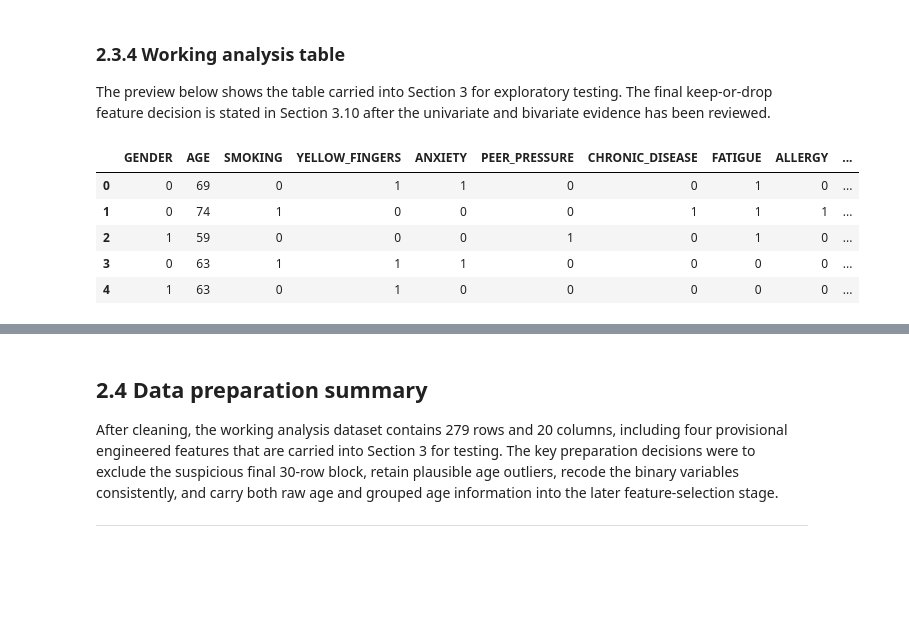
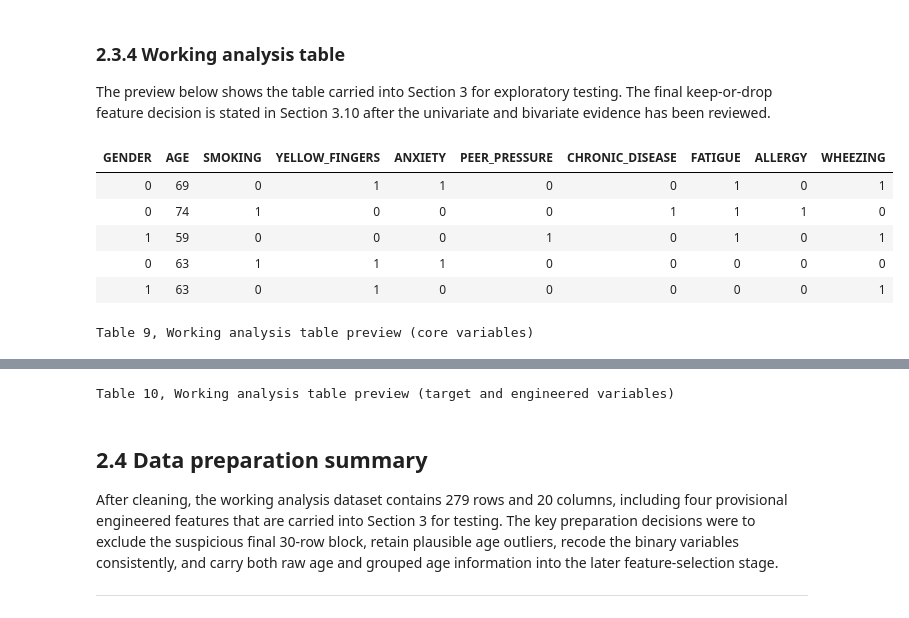
Before and after one commit to JoeShade/groupProject, a Jupyter notebook: blankTemplate.ipynb, the cells around one changed output, grey strips where cells are left out. Saved outputs shown, nothing was run; the diff lists cells and outputs as text; code cells hidden in the pictures; blank space fills up the shorter version.

Commit message:
HTML tables + captions

```diff
--- a/blankTemplate.ipynb
+++ b/blankTemplate.ipynb
@@ -569,11 +593,52 @@ The preview below shows the table carried into Section 3 for exploratory testing
 # %%
 model_dataset = dataset_clean.copy()
 
-model_dataset.head()
+model_dataset_core_preview_df = model_dataset.head()[[
+    'GENDER',
+    'AGE',
+    'SMOKING',
+    'YELLOW_FINGERS',
+    'ANXIETY',
+    'PEER_PRESSURE',
+    'CHRONIC_DISEASE',
+    'FATIGUE',
+    'ALLERGY',
+    'WHEEZING',
+]]
+
+model_dataset_engineered_preview_df = model_dataset.head()[[
+    'ALCOHOL_CONSUMING',
+    'COUGHING',
+    'SHORTNESS_OF_BREATH',
+    'SWALLOWING_DIFFICULTY',
+    'CHEST_PAIN',
+    'LUNG_CANCER',
+    'BATCH_1',
+    'BATCH_2',
+    'BATCH_3',
+    'AGE_BINS',
+]]
+
+if HTML is not None and display is not None:
+    display(HTML(_render_centered_html_table(
+        model_dataset_core_preview_df,
+        'Table 9, Working analysis table preview (core variables)',
+        width='96%',
+    )))
+    display(HTML(_render_centered_html_table(
+        model_dataset_engineered_preview_df,
+        'Table 10, Working analysis table preview (target and engineered variables)',
+        width='96%',
+    )))
+else:
+    print(model_dataset_core_preview_df.to_string(index=False))
+    print()
+    print(model_dataset_engineered_preview_df.to_string(index=False))
 # %% [output]
-|  | GENDER | AGE | SMOKING | YELLOW_FINGERS | ANXIETY | PEER_PRESSURE | CHRONIC_DISEASE | FATIGUE | ALLERGY | ... |
-| 0 | 0 | 69 | 0 | 1 | 1 | 0 | 0 | 1 | 0 | ... |
-| 1 | 0 | 74 | 1 | 0 | 0 | 0 | 1 | 1 | 1 | ... |
-| 2 | 1 | 59 | 0 | 0 | 0 | 1 | 0 | 1 | 0 | ... |
-| 3 | 0 | 63 | 1 | 1 | 1 | 0 | 0 | 0 | 0 | ... |
-| 4 | 1 | 63 | 0 | 1 | 0 | 0 | 0 | 0 | 0 | ... |
+| GENDER | AGE | SMOKING | YELLOW_FINGERS | ANXIETY | PEER_PRESSURE | CHRONIC_DISEASE | FATIGUE | ALLERGY | WHEEZING |
+| 0 | 69 | 0 | 1 | 1 | 0 | 0 | 1 | 0 | 1 |
+| 0 | 74 | 1 | 0 | 0 | 0 | 1 | 1 | 1 | 0 |
+| 1 | 59 | 0 | 0 | 0 | 1 | 0 | 1 | 0 | 1 |
+| 0 | 63 | 1 | 1 | 1 | 0 | 0 | 0 | 0 | 0 |
+| 1 | 63 | 0 | 1 | 0 | 0 | 0 | 0 | 0 | 1 |
+Table 9, Working analysis table preview (core variables)
@@ -580,3 +651,4 @@ model_dataset.head()
+Table 10, Working analysis table preview (target and engineered variables)
 # %% [markdown]
 ## 2.4 Data preparation summary
 After cleaning, the working analysis dataset contains 279 rows and 20 columns, including four provisional engineered features that are carried into Section 3 for testing. The key preparation decisions were to exclude the suspicious final 30-row block, retain plausible age outliers, recode the binary variables consistently, and carry both raw age and grouped age information into the later feature-selection stage.
```
Also changed, not shown: parts of 3 cells of this notebook.
